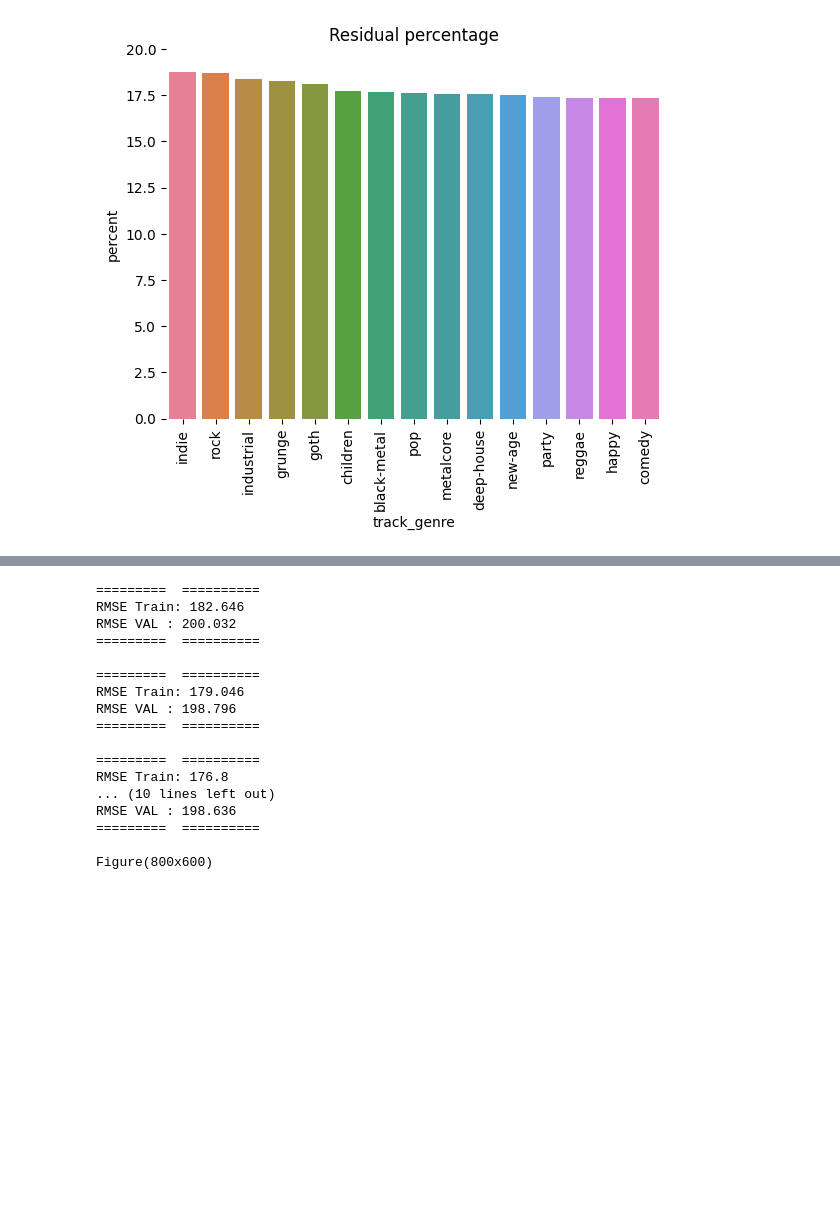
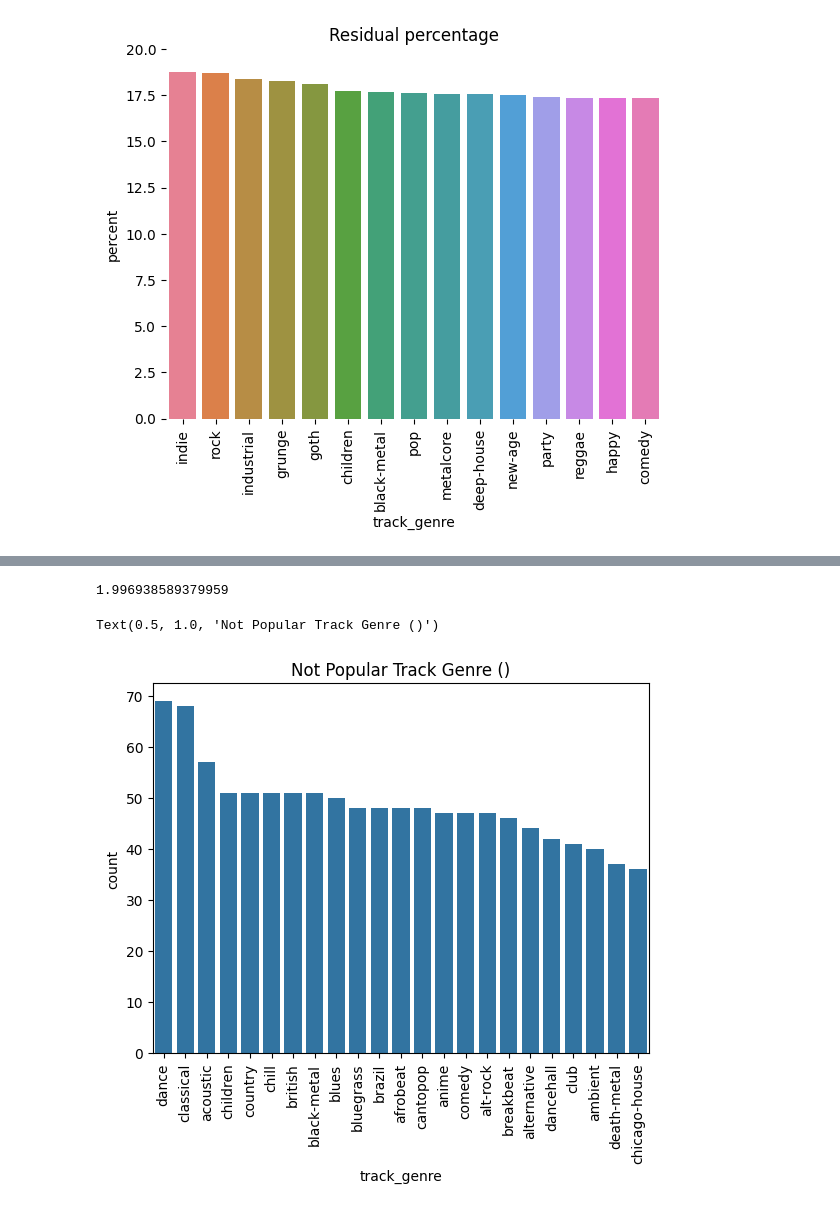
Before and after one commit to VosLannuck/Spotify_Analysis, a Jupyter notebook: findings.ipynb, the cells around one changed output, grey strips where cells are left out. Drawn from its saved outputs; the diff is of its cells as text; code cells hidden in the pictures; blank space fills up the shorter version.

```diff
--- a/findings.ipynb
+++ b/findings.ipynb
@@ -325,20 +357,28 @@ eau.plotHistOfPrediction( miss_train_real,
-# %%
-eau.getPercentageBasedCol()
-# %% [output]
-=========  ==========
-RMSE Train: 182.646
-RMSE VAL : 200.032
-=========  ==========
-
-=========  ==========
-RMSE Train: 179.046
-RMSE VAL : 198.796
-=========  ==========
-
-=========  ==========
-RMSE Train: 176.8
-... (10 lines left out)
-RMSE VAL : 198.636
-=========  ==========
-
-Figure(800x600)
+# %%
+import ErrorAnalysisUtils as eau
+importlib.reload(eau)
+column_target: str = "predicted_val"
+column_target_train: str = "predicted_train"
+threshold_target: int = 2
+isBigger: bool = False
+n = 15
+col_pope_real = eau.filterNumColumBasedN(miss_val_real, column_target,
+                         threshold_target)
+
+col_pope_train = eau.filterNumColumBasedN(miss_train_real, column_target_train,
+                         threshold_target )
+# %%
+col_pope_real['predicted_val'].max()
+# %% [output]
+1.996938589379959
+# %%
+col_pope_not_popular = col_pope_real[(col_pope_real['popularity'] >= 0) & (col_pope_real["popularity"] < 10)]
+col_pop_popular = col_pope_real[(col_pope_real["popularity"]>=70) & (col_pope_real["popularity"] <= 100)]
+col_pop_medium = col_pope_real[(col_pope_real["popularity"]>=10) & (col_pope_real["popularity"] < 70)]
+# %%
+sns.barplot(col_pope_not_popular['track_genre'].value_counts())
+plt.tick_params('x', rotation=90)
+plt.title("Not Popular Track Genre ()")
+# %% [output]
+Text(0.5, 1.0, 'Not Popular Track Genre ()')
+[figure, added]
```
Also changed, not shown: parts of 12 cells of this notebook, 1 other file.
